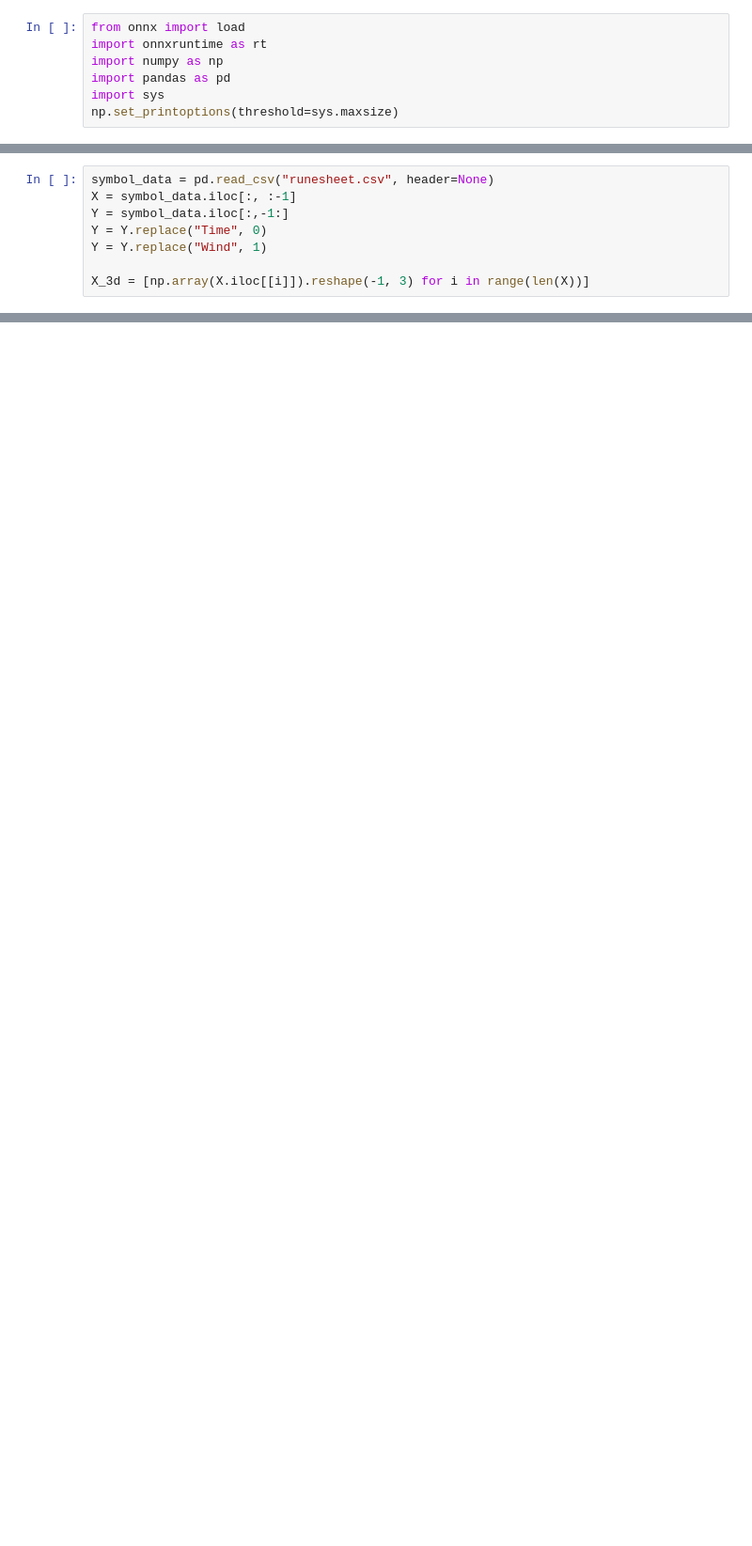
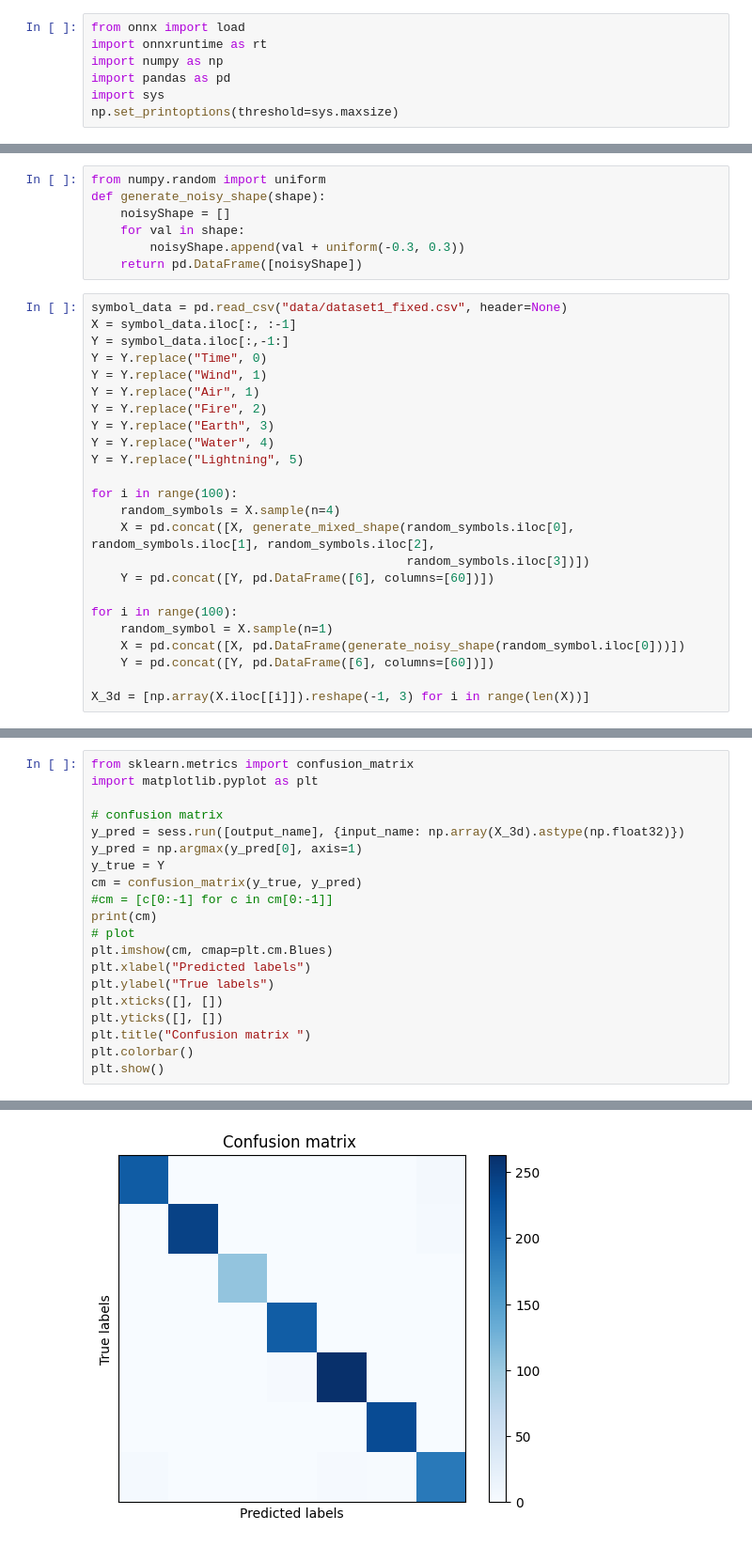
Before and after one commit to PeterHelf/SymbolClassifier, a Jupyter notebook: onnx_3d_test.ipynb, the cells around one changed output, grey strips where cells are left out. Shown at 94% size. Drawn from its saved outputs; the diff is of its cells as text; blank space fills up the shorter version.

```diff
--- a/onnx_3d_test.ipynb
+++ b/onnx_3d_test.ipynb
@@ -37,9 +55,32 @@ output type tensor(float)
+# %%
+from numpy.random import uniform
+def generate_noisy_shape(shape):
+    noisyShape = []
+    for val in shape:
+        noisyShape.append(val + uniform(-0.3, 0.3))
+    return pd.DataFrame([noisyShape])
 # %%
-symbol_data = pd.read_csv("runesheet.csv", header=None)
+symbol_data = pd.read_csv("data/dataset1_fixed.csv", header=None)
 X = symbol_data.iloc[:, :-1]
 Y = symbol_data.iloc[:,-1:]
 Y = Y.replace("Time", 0)
 Y = Y.replace("Wind", 1)
+Y = Y.replace("Air", 1)
+Y = Y.replace("Fire", 2)
+Y = Y.replace("Earth", 3)
+Y = Y.replace("Water", 4)
+Y = Y.replace("Lightning", 5)
+
+for i in range(100):
+    random_symbols = X.sample(n=4)
+    X = pd.concat([X, generate_mixed_shape(random_symbols.iloc[0], random_symbols.iloc[1], random_symbols.iloc[2],
+                                           random_symbols.iloc[3])])
+    Y = pd.concat([Y, pd.DataFrame([6], columns=[60])])
+
+for i in range(100):
+    random_symbol = X.sample(n=1)
+    X = pd.concat([X, pd.DataFrame(generate_noisy_shape(random_symbol.iloc[0]))])
+    Y = pd.concat([Y, pd.DataFrame([6], columns=[60])])
 
 X_3d = [np.array(X.iloc[[i]]).reshape(-1, 3) for i in range(len(X))]
 # %%
@@ -84,0 +126,21 @@ print(sess.run([output_name], {input_name: np.array(X_3d).astype(np.float32)}))
+# %%
+from sklearn.metrics import confusion_matrix
+import matplotlib.pyplot as plt
+
+# confusion matrix
+y_pred = sess.run([output_name], {input_name: np.array(X_3d).astype(np.float32)})
+y_pred = np.argmax(y_pred[0], axis=1)
+y_true = Y
+cm = confusion_matrix(y_true, y_pred)
+#cm = [c[0:-1] for c in cm[0:-1]]
+print(cm)
+# plot
+plt.imshow(cm, cmap=plt.cm.Blues)
+plt.xlabel("Predicted labels")
+plt.ylabel("True labels")
+plt.xticks([], [])
+plt.yticks([], [])
+plt.title("Confusion matrix ")
+plt.colorbar()
+plt.show()
+# %% [output]
@@ -84,0 +154 @@ print(sess.run([output_name], {input_name: np.array(X_3d).astype(np.float32)}))
+[figure, added]
```
Also changed, not shown: parts of 11 cells of this notebook, 7 other files.
